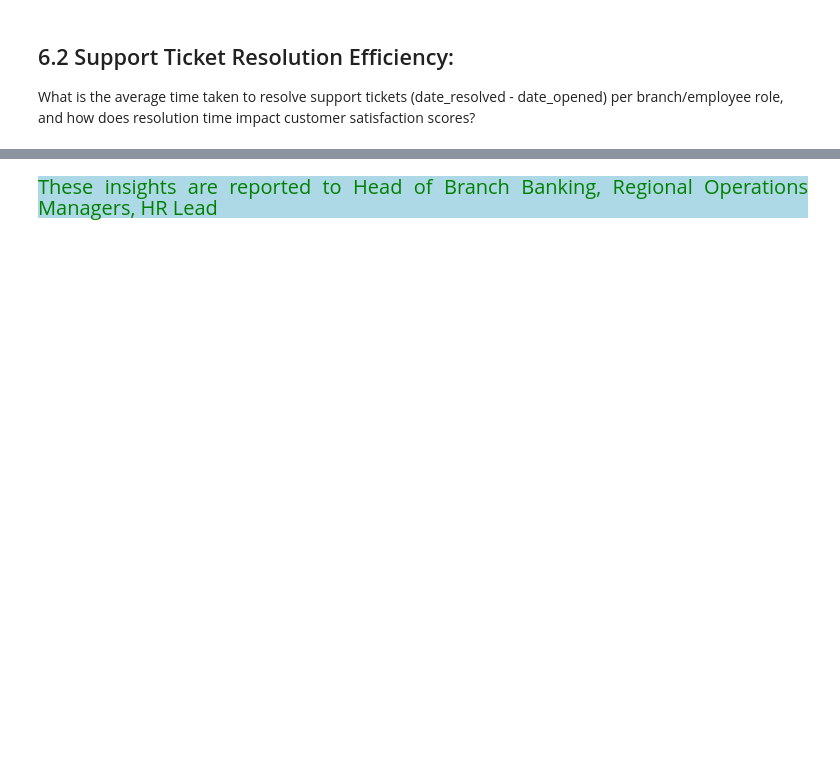
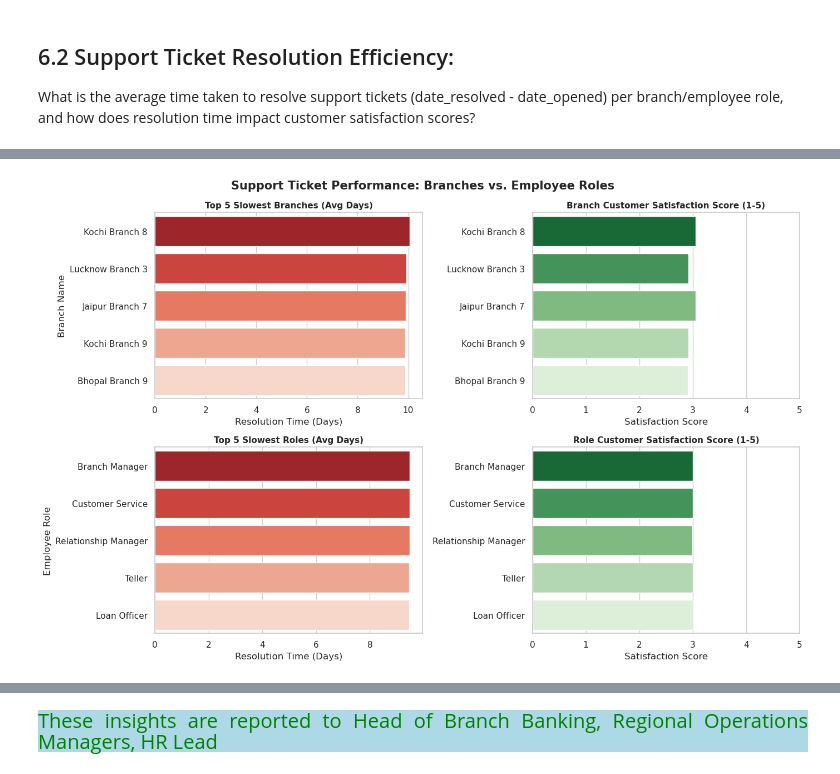
Before and after one commit to Kartika-Nidhi/Banking_Transaction_Analysis_SQL, a Jupyter notebook: BankingTransactions.ipynb, the cells around one changed output, grey strips where cells are left out. Saved outputs shown, nothing was run; the diff lists cells and outputs as text; code cells hidden in the pictures; blank space fills up the shorter version.

```diff
--- a/BankingTransactions.ipynb
+++ b/BankingTransactions.ipynb
@@ -1017,2 +1166,85 @@ Truncated to displaylimit of 10.
 # %% [markdown]
 <div>
+# %%
+
+sns.set_theme(style="whitegrid")
+fig, axes = plt.subplots(2, 2, figsize=(14, 9))
+
+# 1. Top Left: Branch Resolution Time
+sns.barplot(
+    data=df1,
+    x="avg_resolution_days",
+    y="branch_name",
+    hue = 'branch_name',
+    legend = False,
+    ax=axes[0, 0],
+    palette="Reds_r",
+)
+axes[0, 0].set_title(
+    "Top 5 Slowest Branches (Avg Days)", weight="bold", fontsize=11
+)
+axes[0, 0].set_xlabel("Resolution Time (Days)")
+axes[0, 0].set_ylabel("Branch Name")
+
+# 2. Top Right: Branch Satisfaction Score
+sns.barplot(
+    data=df1,
+    x="avg_satis_score",
+    y="branch_name",
+    ax=axes[0, 1],
+    hue='branch_name',
+    legend = False,
+    palette="Greens_r"
+)
+axes[0, 1].set_title(
+    "Branch Customer Satisfaction Score (1-5)", weight="bold", fontsize=11
+)
+axes[0, 1].set_xlabel("Satisfaction Score")
+axes[0, 1].set_ylabel("")
+axes[0, 1].set_xlim(0, 5)
+
+# 3. Bottom Left: Role Resolution Time
+sns.barplot(
+    data=df2,
+    x="avg_resolution_days",
+    y="role",
+    hue = 'role',
+    legend = False,
+    ax=axes[1, 0],
+    palette="Reds_r"
+)
+axes[1, 0].set_title(
+    "Top 5 Slowest Roles (Avg Days)", weight="bold", fontsize=11
+)
+axes[1, 0].set_xlabel("Resolution Time (Days)")
+axes[1, 0].set_ylabel("Employee Role")
+
+# 4. Bottom Right: Role Satisfaction Score
+sns.barplot(
+    data=df2,
+    x="avg_satis_score",
+    y="role",
+    hue = 'role',
+    legend = False,
+    ax=axes[1, 1],
+    palette="Greens_r"
+)
+axes[1, 1].set_title(
+    "Role Customer Satisfaction Score (1-5)", weight="bold", fontsize=11
+)
+axes[1, 1].set_xlabel("Satisfaction Score")
+axes[1, 1].set_ylabel("")
+axes[1, 1].set_xlim(0, 5)
+
+plt.suptitle(
+    "Support Ticket Performance: Branches vs. Employee Roles",
+    fontsize=15,
+    weight="bold",
+    y=0.98,
+)
+
+plt.subplots_adjust(wspace = 0.9)
+plt.tight_layout()
+plt.show()
+# %% [output]
+[figure, added]
```
Also changed, not shown: parts of 5 cells of this notebook.
